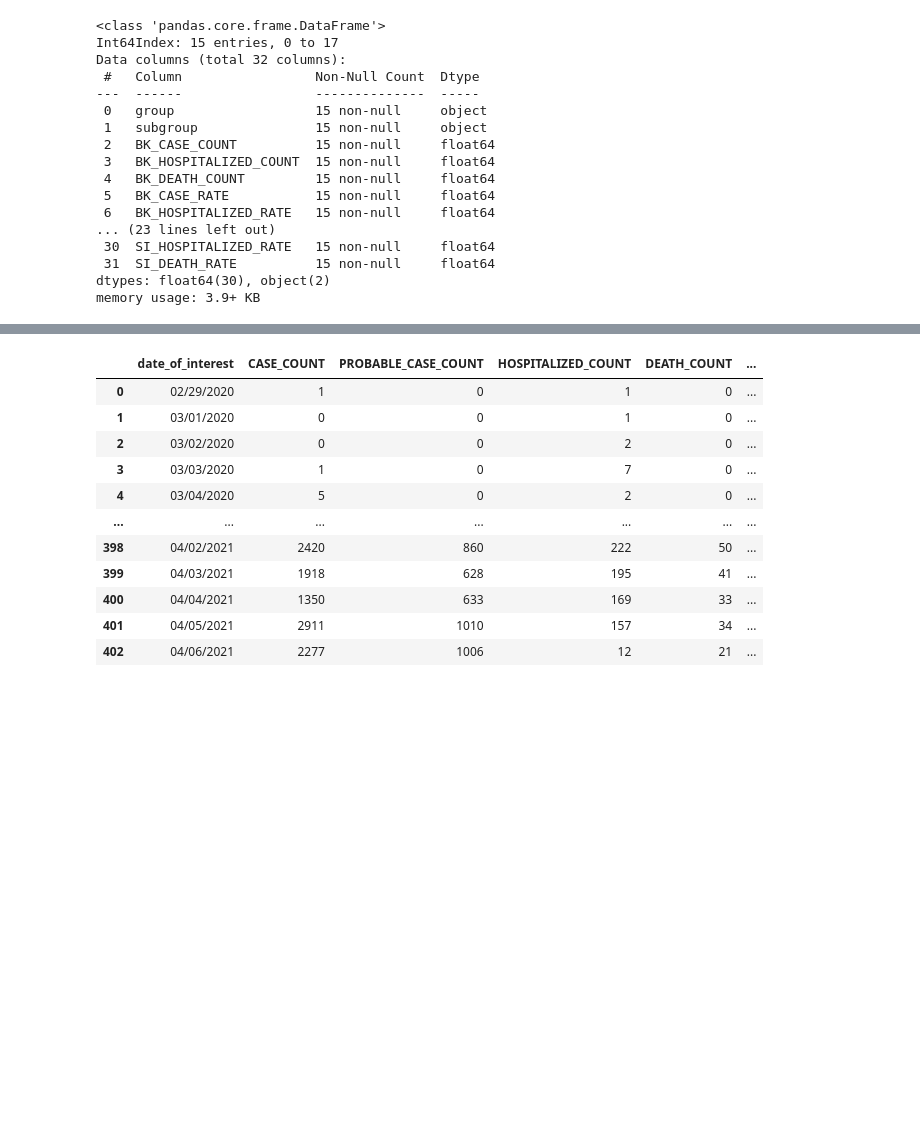
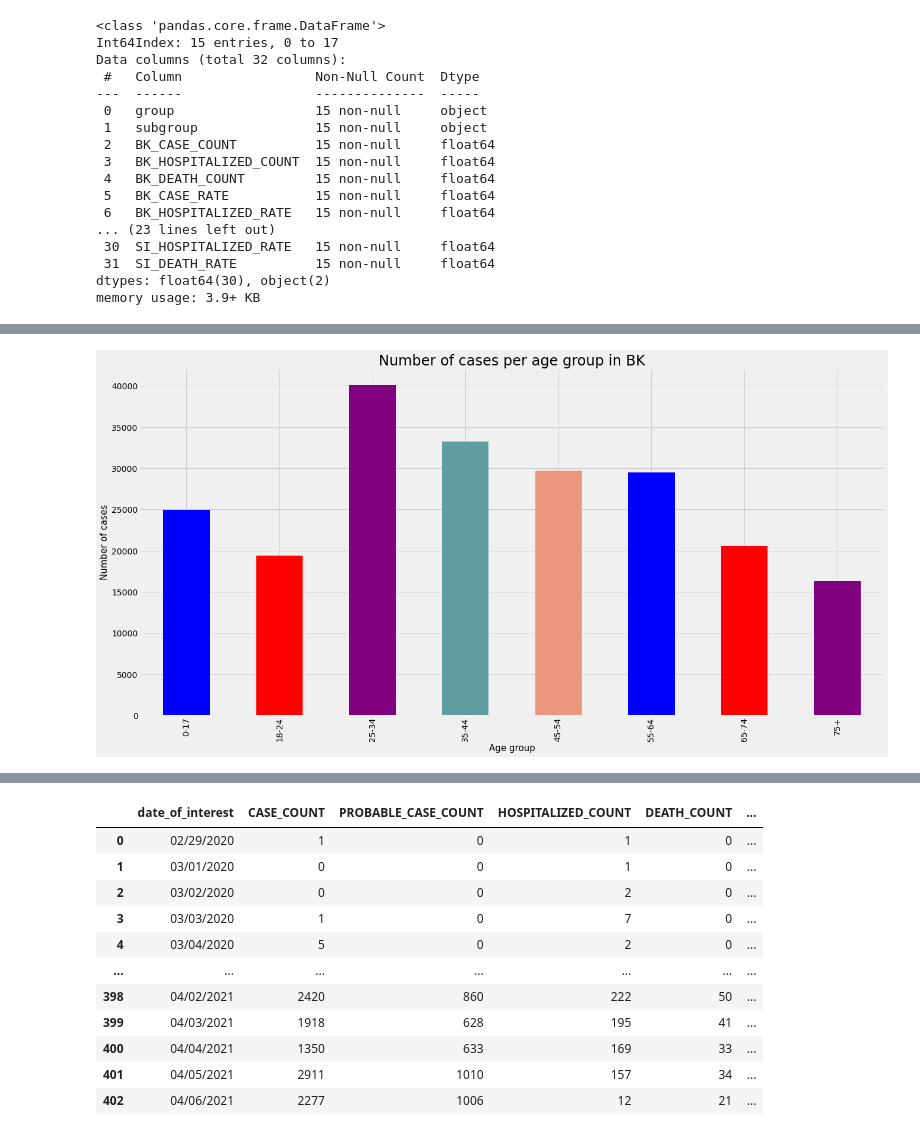
Before and after one commit to stanislava85/CovidReliefDashboard, a Jupyter notebook: second_diagram.ipynb, the cells around one changed output, grey strips where cells are left out. Drawn from its saved outputs; the diff is of its cells as text; code cells hidden in the pictures; blank space fills up the shorter version.

```diff
--- a/second_diagram.ipynb
+++ b/second_diagram.ipynb
@@ -124,0 +182,14 @@ group_data
+# %%
+from matplotlib import style
+
+plt.style.use('fivethirtyeight')
+fig,ax=plt.subplots(figsize=(20,10))
+color = ("blue", "red", "purple",'cadetblue','darksalmon')
+group_data.groupby('subgroup')[borough].sum().plot(kind='bar',color=color)
+group_data.groupby('subgroup')[borough_fatality].sum().plot(kind='bar',color=color)
+ax.set_title(f'Number of cases per age group in {borough[:2]}',size=24)
+ax.set_xlabel('Age group',size=15)
+ax.set_ylabel('Number of cases', size=15)
+plt.show()
+# %% [output]
+[figure, added]
```
Also changed, not shown: parts of 19 cells of this notebook.
